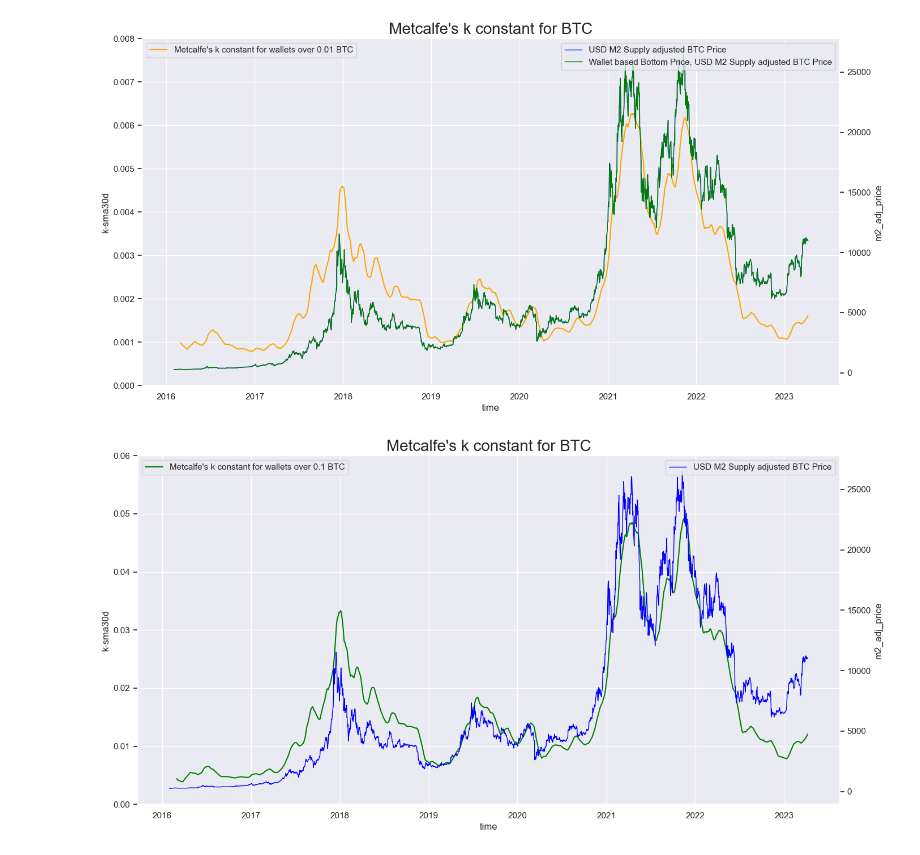
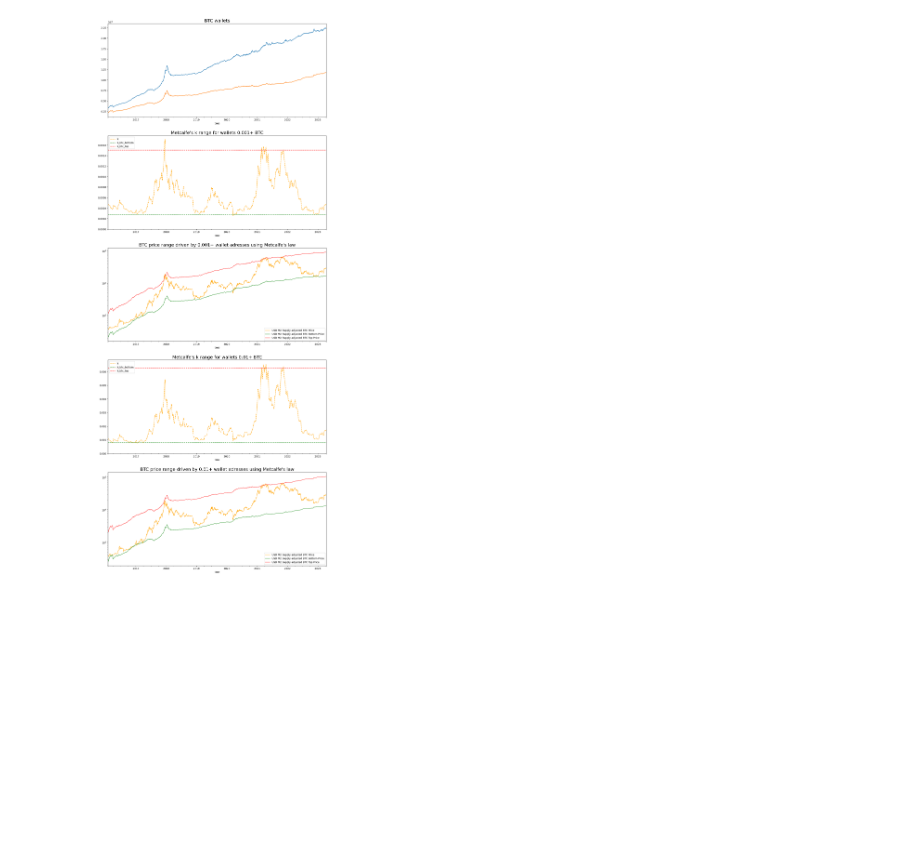
Before and after one commit to bekisz/chain-intelligence, a Jupyter notebook: metcalfe.ipynb, the cells around one changed output. Cells and saved outputs as stored; diff of their text form; code cells hidden in the pictures; blank space fills up the shorter version.

```diff
--- a/metcalfe.ipynb
+++ b/metcalfe.ipynb
@@ -308,37 +256,33 @@ g_results.set(yscale='log')
-# %%
-#plot.title("{} k".format(coin), fontsize=20)
-fig, ax = plot.subplots()
-
-plot.title("Metcalfe's k constant for {}".format(coin), fontsize=20)
-
-ax.set_ylim(0, 0.008)
-g_results=sns.lineplot(data=df[coin], x=df[coin].index, y=df[coin]['0.01-0']['k-sma30d'], color='orange',label='Metcalfe\'s k constant for wallets over 0.01 {}'.format(coin))
-#g_results=sns.lineplot(data=df[coin], x=df[coin].index, y=df[coin]['0.001-0']['k-sma30d'], color='red',label='Metcalfe\'s k constant for wallets over 0.001 {}'.format(coin))
-#g_results.set(yscale='log')
-plot.legend(loc='upper left')
-ax2 = plot.twinx()
-ax2.grid(False)
-
-g_results=sns.lineplot(ax=ax2, data=df[coin], x=df[coin].index, y=df[coin]['all']['m2_adj_price'], linewidth=1, color='blue',label='USD M2 Supply adjusted {} Price'.format(coin))
-x = ax2.legend(loc='upper right')
-g_results=sns.lineplot(ax=ax2, data=df[coin], x=df[coin].index, y=df[coin]['all']['m2_adj_price'], linewidth=1, color='green',label='Wallet based Bottom Price, USD M2 Supply adjusted {} Price'.format(coin))
-x = ax2.legend(loc='upper right')
-# %% [output]
-[figure, removed]
-# %%
-#plot.title("{} k".format(coin), fontsize=20)
-fig, ax = plot.subplots()
-
-plot.title("Metcalfe's k constant for {}".format(coin), fontsize=20)
-
-ax.set_ylim(0, 0.06)
-g_results=sns.lineplot(data=df[coin], x=df[coin].index, y=df[coin]['0.1-0']['k-sma30d'], color='green',label='Metcalfe\'s k constant for wallets over 0.1 {}'.format(coin))
-#g_results.set(yscale='log')
-plot.legend(loc='upper left')
-ax2 = plot.twinx()
-ax2.grid(False)
-
-g_results=sns.lineplot(ax=ax2, data=df[coin], x=df[coin].index, y=df[coin]['all']['m2_adj_price'], linewidth=1, color='blue',label='USD M2 Supply adjusted {} Price'.format(coin))
-x = ax2.legend(loc='upper right')
-# %% [output]
-[figure, removed]
+# %%
+import matplotlib.pyplot as plt
+subplots = 1+len(min_btcs)*2;
+fig, axs = plt.subplots(subplots)
+fig.set_size_inches(16, 8*subplots)
+
+axs[0].set_title("{} wallets".format(coin), fontsize=18)
+for min_btc in min_btcs:
+    df[coin][str(min_btc)+'+']['addressesCount'].plot(ax=axs[0],label='Wallets over {} {}'.format(min_btc, coin) )
+i=1
+for min_btc in min_btcs:
+#for i in range(1,subplots,2) :
+
+    wallet_range = str(min_btc)+'+'
+    axs[i].set_title("Metcalfe's k range for wallets {} {}".format(wallet_range, coin), fontsize=18)
+    df[coin][wallet_range]['k-sma7d'].plot(ax=axs[i],color='orange',label='k'.format(wallet_range, coin), linestyle='dashed')
+    (df[coin][wallet_range]['k_btc_bottom']*btc_max_supply).plot(ax=axs[i],color='green',label='k_btc_bottom', linestyle='dashed')
+    (df[coin][wallet_range]['k_btc_top']*btc_max_supply).plot(ax=axs[i],color='red',label='k_btc_top', linestyle='dashed')
+    axs[i].legend(loc='upper left')
+    axs[i].set_ylim([0,None])
+
+    axs[i+1].set_title("{} price range driven by {} wallet adresses using Metcalfe's law".format(coin, wallet_range), fontsize=18)
+
+    #m2_adj_='m2_adj_'
+    m2_adj_=''
+    df[coin]['all'][m2_adj_ + 'price'].plot(ax=axs[i+1], linewidth=1, color='orange',label='USD M2 Supply adjusted {} Price'.format(coin))
+    df[coin][wallet_range][m2_adj_ + 'bottom_price'].plot(ax=axs[i+1], linewidth=1,color='green',label='USD M2 Supply adjusted {} Bottom Price'.format(coin))
+    df[coin][wallet_range][m2_adj_ + 'top_price'].plot(ax=axs[i+1], linewidth=1,color='red',label='USD M2 Supply adjusted {} Top Price'.format(coin))
+    axs[i+1].set_yscale('log')
+    axs[i+1].legend(loc='lower right')
+    i=i+2
+# %% [output]
+[figure, added]
```
Also changed, not shown: parts of 8 cells of this notebook, 1 other file.
